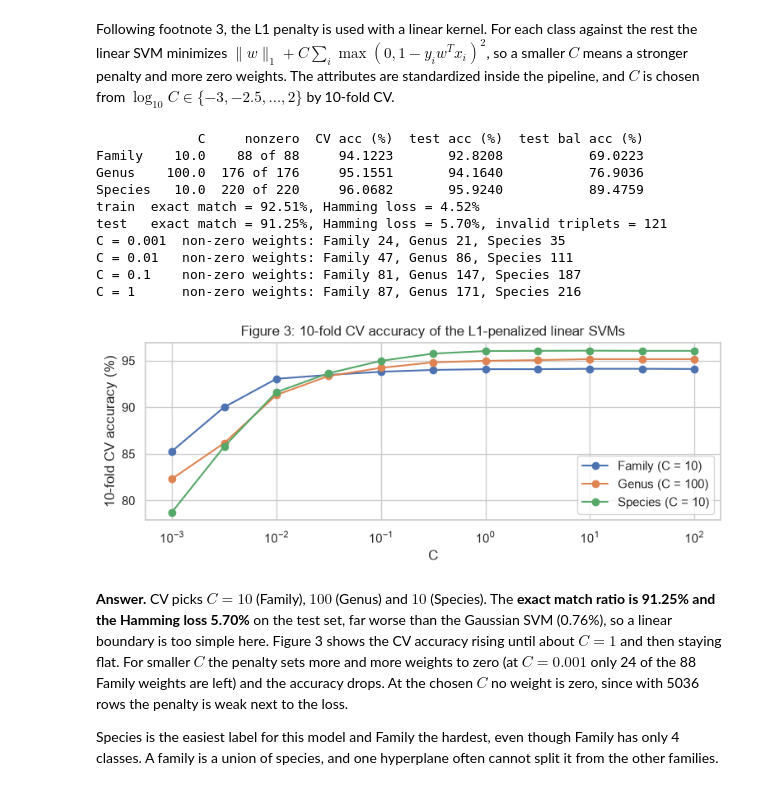
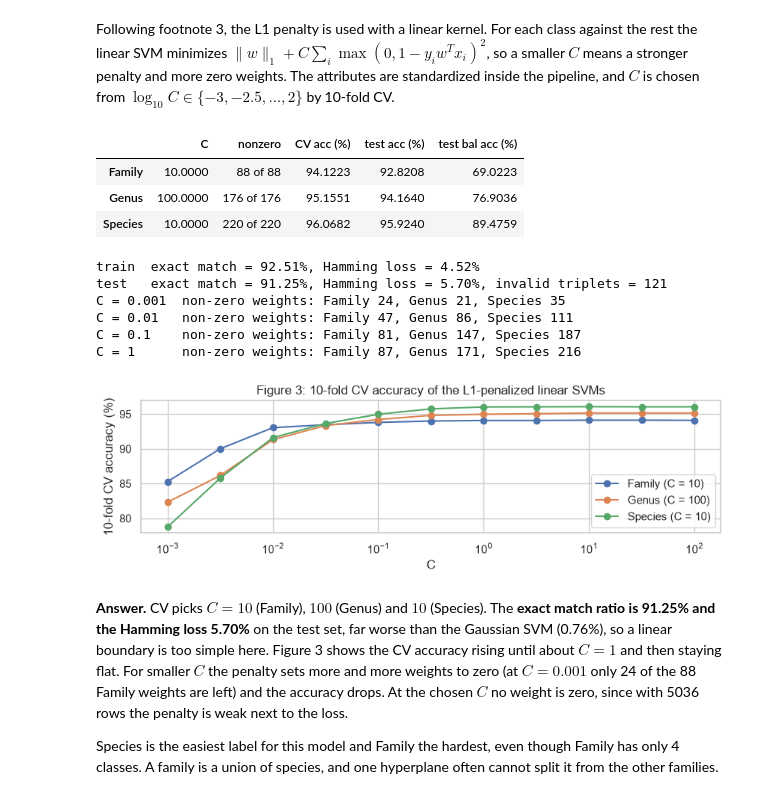
Before and after one commit to hasnainrazaa03/DSCI552-HW7, a Jupyter notebook: notebook/Raza_MohammadHasnain_HW7.ipynb, the cells around one changed output. Saved outputs shown, nothing was run; the diff lists cells and outputs as text; code cells hidden in the pictures.

Commit message:
Homework 7: fit the notebook into 20 printed pages with HW5-style compact tables

```diff
--- a/notebook/Raza_MohammadHasnain_HW7.ipynb
+++ b/notebook/Raza_MohammadHasnain_HW7.ipynb
@@ -36,6 +36,16 @@ sns.set_theme(style="whitegrid")
 
 # seed used for the split, the CV folds, SMOTE and k-means
 SEED = 42
+
+def compact(table, precision=4):
+    # small font and tight rows so long tables take less space
+    return table.style.format(precision=precision, na_rep="").set_table_styles([{"selector": "td, th", "props": "font-size: 10px !important; padding: 0 4px !important; line-height: 1.15 !important;"}])
+
+def side_by_side(table, precision=4):
+    # long table as two blocks next to each other
+    half = (len(table) + 1) // 2
+    blocks = [table.iloc[:half].reset_index(), table.iloc[half:].reset_index()]
+    return compact(pd.concat(blocks, axis=1, keys=["left", "right"]), precision).hide(axis="index")
 # %% [markdown]
 ### (a) Download the Anuran Calls (MFCCs) Data Set
 # %% [markdown]
@@ -117,0 +86,4 @@ MFCCs_ 1 is exactly 1 in 96.6% of the rows
+# %%
+# rows in each class, for the whole data and the two sets
+counts = pd.concat({label: pd.DataFrame({"all": frogs_df[label].value_counts(), "train": train_Y[label].value_counts(), "test": test_Y[label].value_counts()}) for label in LABELS}, names=["label", "class"])
+display(side_by_side(counts))
@@ -179,11 +185,11 @@ corner_rows = []
 for standardize, sigmas in [(False, RAW_SIGMAS), (True, STD_SIGMAS)]:
     for C in [0.01, 0.1, 1e5]:
         for sigma in [sigmas[0], sigmas[-1]]:
-            row = {"attributes": "standardized" if standardize else "raw", "C": C, "sigma": sigma}
+            row = {"attributes": "standardized" if standardize else "raw", "C": f"{C:g}", "sigma": f"{sigma:g}"}
             for label in LABELS:
                 model = gaussian_svm(standardize).set_params(**{C_KEY: C, GAMMA_KEY: to_gamma(sigma)})
                 row[label] = model.fit(train_X, train_Y[label]).score(train_X, train_Y[label])
             corner_rows.append(row)
-print(pd.DataFrame(corner_rows).to_string(index=False))
+display(side_by_side(pd.DataFrame(corner_rows).set_index(["attributes", "C", "sigma"])))
 # %% [output]
 mean squared distance: raw 1.08, standardized 46.19
@@ -233,7 +234,7 @@ def label_table(searches, params):
         test_pred = search.predict(test_X)
         rows[label] = {**params(search), "CV acc (%)": 100 * search.best_score_, "test acc (%)": 100 * np.mean(test_pred == test_Y[label]),
                        "test bal acc (%)": 100 * balanced_accuracy_score(test_Y[label], test_pred)}
-    print(pd.DataFrame.from_dict(rows, orient="index").round(4).to_string())
+    display(compact(pd.DataFrame.from_dict(rows, orient="index")))
 
 def evaluate(name, searches):
     # predict the three labels with the refit models and score them together
@@ -248,12 +249,13 @@ def evaluate(name, searches):
     print(f"test   exact match = {results[name]['exact match (%)']:.2f}%, Hamming loss = {results[name]['Hamming loss (%)']:.2f}%, invalid triplets = {results[name]['invalid triplets']}")
 
 def plot_gaussian_grid(searches, title):
-    fig, axes = plt.subplots(1, 3, figsize=(18, 4.6))
+    fig, axes = plt.subplots(1, 3, figsize=(18, 3.6))
     for ax, label in zip(axes, LABELS):
         cv = searches[label].cv_results_
         grid = pd.DataFrame({"log10(C)": np.log10(cv[f"param_{C_KEY}"].astype(float)), "sigma": np.round(to_sigma(cv[f"param_{GAMMA_KEY}"].astype(float)), 2), "accuracy": 100 * cv["mean_test_score"]})
-        sns.heatmap(grid.pivot(index="sigma", columns="log10(C)", values="accuracy"), annot=True, fmt=".1f", annot_kws={"fontsize": 6}, cmap="viridis", cbar_kws={"label": "10-fold CV accuracy (%)"}, ax=ax)
+        sns.heatmap(grid.pivot(index="sigma", columns="log10(C)", values="accuracy"), annot=True, fmt=".1f", annot_kws={"fontsize": 6}, yticklabels=True, cmap="viridis", cbar_kws={"label": "10-fold CV accuracy (%)"}, ax=ax)
         ax.set_title(label)
+        ax.tick_params(axis="y", labelsize=8, rotation=0)
     fig.suptitle(title, fontsize=13)
     plt.tight_layout()
     plt.show()
@@ -307,39 +309,39 @@ def l1_svm(smote, C=1.0):
 def l1_params(search):
     # chosen C and how many weights are not zero
     coef = search.best_estimator_[-1].coef_
     return {"C": search.best_params_["linearsvc__C"], "nonzero": f"{(coef != 0).sum()} of {coef.size}"}
 
 def plot_l1_cv(searches, title):
-    plt.figure(figsize=(9, 2.8))
+    plt.figure(figsize=(10, 2.3))
     for label, search in searches.items():
         plt.semilogx(L1_CS, 100 * search.cv_results_["mean_test_score"], marker="o", label=f"{label} (C = {search.best_params_['linearsvc__C']:g})")
     plt.xlabel("C")
     plt.ylabel("10-fold CV accuracy (%)")
     plt.title(title)
     plt.legend()
     plt.show()
 
 l1_searches = tune(l1_svm(smote=False), {"linearsvc__C": L1_CS})
 label_table(l1_searches, l1_params)
 evaluate("L1 linear SVM", l1_searches)
 
 # non-zero weights for smaller C, fit on the whole training set
 for C in [0.001, 0.01, 0.1, 1]:
     counts = [f"{label} {(l1_svm(smote=False, C=C).fit(train_X, train_Y[label])[-1].coef_ != 0).sum()}" for label in LABELS]
     print(f"C = {C:<5}  non-zero weights: " + ", ".join(counts))
 plot_l1_cv(l1_searches, "Figure 3: 10-fold CV accuracy of the L1-penalized linear SVMs")
 # %% [output]
+|  | C | nonzero | CV acc (%) | test acc (%) | test bal acc (%) |
+| Family | 10.0000 | 88 of 88 | 94.1223 | 92.8208 | 69.0223 |
+| Genus | 100.0000 | 176 of 176 | 95.1551 | 94.1640 | 76.9036 |
+| Species | 10.0000 | 220 of 220 | 96.0682 | 95.9240 | 89.4759 |
-             C     nonzero  CV acc (%)  test acc (%)  test bal acc (%)
-Family    10.0    88 of 88     94.1223       92.8208           69.0223
-Genus    100.0  176 of 176     95.1551       94.1640           76.9036
-Species   10.0  220 of 220     96.0682       95.9240           89.4759
 train  exact match = 92.51%, Hamming loss = 4.52%
 test   exact match = 91.25%, Hamming loss = 5.70%, invalid triplets = 121
 C = 0.001  non-zero weights: Family 24, Genus 21, Species 35
 C = 0.01   non-zero weights: Family 47, Genus 86, Species 111
 C = 0.1    non-zero weights: Family 81, Genus 147, Species 187
 C = 1      non-zero weights: Family 87, Genus 171, Species 216
-[figure, old version]
+[figure, new version]
 # %% [markdown]
 **Answer.** CV picks $C = 10$ (Family), $100$ (Genus) and $10$ (Species). The **exact match ratio is 91.25% and the Hamming loss 5.70%** on the test set, far worse than the Gaussian SVM (0.76%), so a linear boundary is too simple here. Figure 3 shows the CV accuracy rising until about $C = 1$ and then staying flat. For smaller $C$ the penalty sets more and more weights to zero (at $C = 0.001$ only 24 of the 88 Family weights are left) and the accuracy drops. At the chosen $C$ no weight is zero, since with 5036 rows the penalty is weak next to the loss.
 
```
Also changed, not shown: parts of 18 cells of this notebook.
